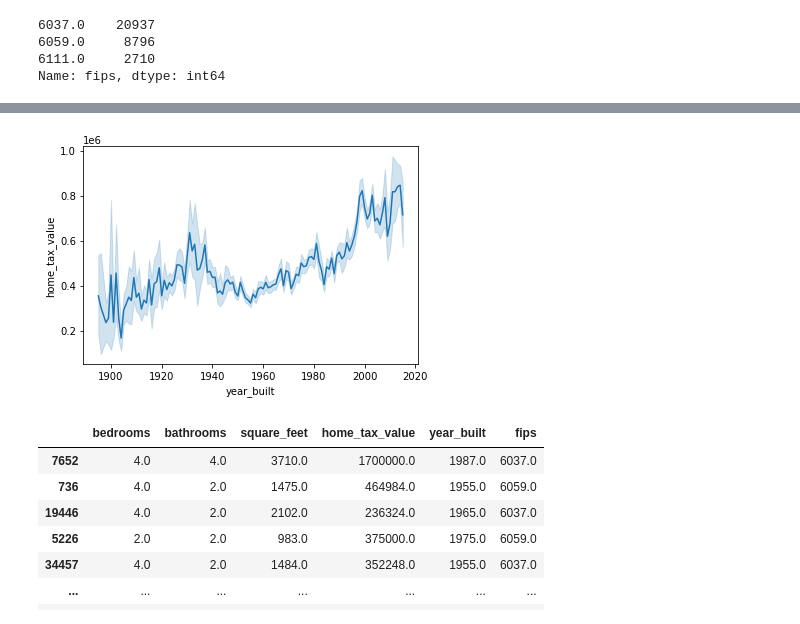
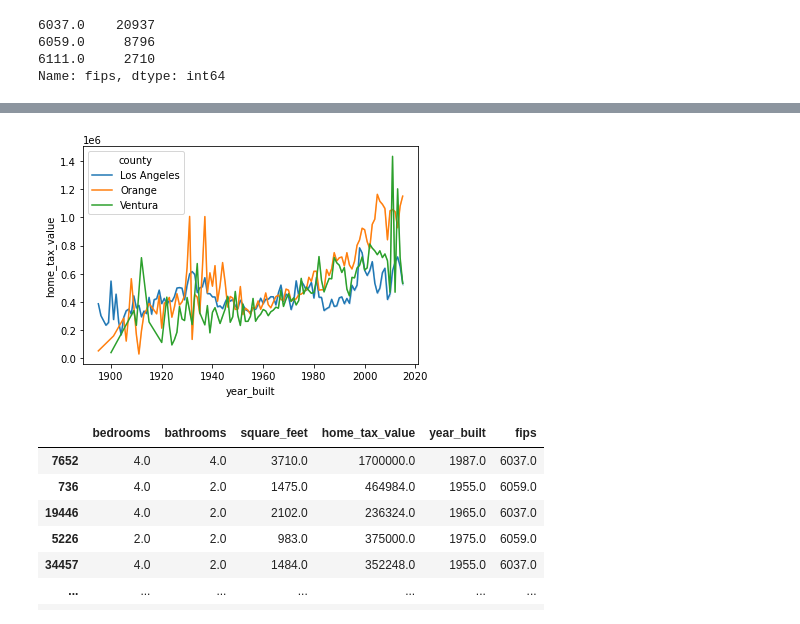
Before and after one commit to scottschmidl/zillow_housing_prices, a Jupyter notebook: explore.ipynb, the cells around one changed output, grey strips where cells are left out. Saved outputs shown, nothing was run; the diff lists cells and outputs as text; code cells hidden in the pictures.

```diff
--- a/explore.ipynb
+++ b/explore.ipynb
@@ -36,7 +43,7 @@ sns.scatterplot(x="square_feet", y="home_tax_value", data=train);
 # %%
-sns.lineplot(x="year_built", y="home_tax_value", data=train);
+sns.lineplot(x="year_built", y="home_tax_value",  hue="county", ci=False,  data=train);
 # %% [output]
-[figure, old version]
+[figure, new version]
 # %%
 new_even = train[(train["bedrooms"] % 2 == 0) & (train["bathrooms"] % 2 == 0)]
 new_even
```
Also changed, not shown: parts of 7 cells of this notebook, 3 other files.
